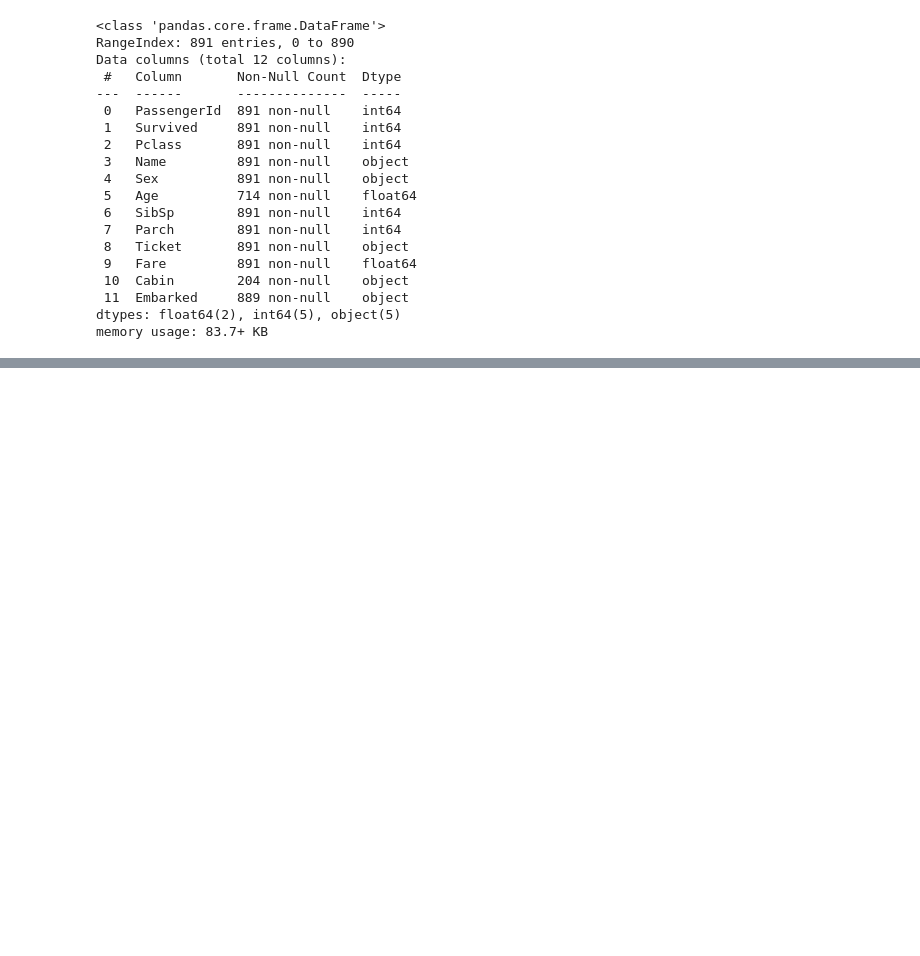
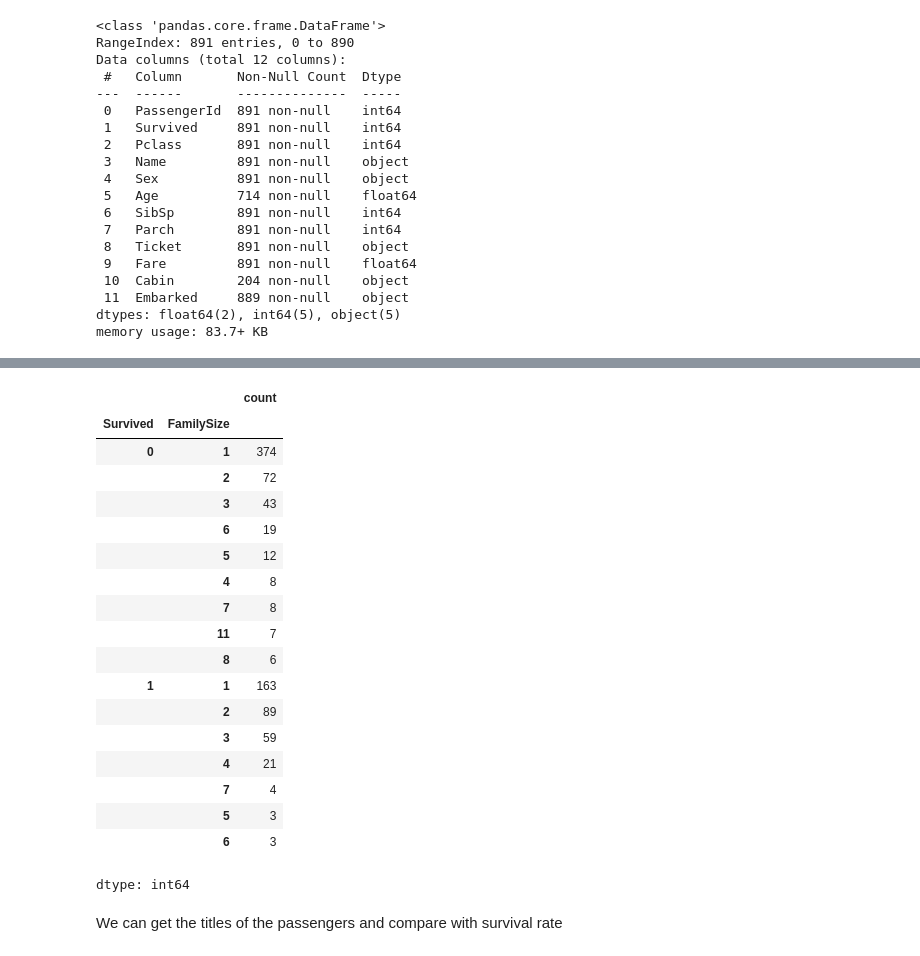
Before and after one commit to Mystique1337/Developers-Foundary-Fellowship, a Jupyter notebook: Pandas.ipynb, the cells around one changed output, grey strips where cells are left out. Saved outputs shown, nothing was run; the diff lists cells and outputs as text; code cells hidden in the pictures; blank space fills up the shorter version.

```diff
--- a/Pandas.ipynb
+++ b/Pandas.ipynb
@@ -53,0 +98,2 @@ df.describe(include='all')
+# %%
+df['Cabin'] = df['Cabin'].str[0].fillna('Unknown')
@@ -53,0 +256,24 @@ df.describe(include='all')
+# %%
+df.groupby('Survived')['FamilySize'].value_counts()
+# %% [output]
+|  |  | count |
+| Survived | FamilySize |  |
+| 0 | 1 | 374 |
+|  | 2 | 72 |
+|  | 3 | 43 |
+|  | 6 | 19 |
+|  | 5 | 12 |
+|  | 4 | 8 |
+|  | 7 | 8 |
+|  | 11 | 7 |
+|  | 8 | 6 |
+| 1 | 1 | 163 |
+|  | 2 | 89 |
+|  | 3 | 59 |
+|  | 4 | 21 |
+|  | 7 | 4 |
+|  | 5 | 3 |
+|  | 6 | 3 |
+dtype: int64
+# %% [markdown]
+We can get the titles of the passengers and compare with survival rate
```
Also changed, not shown: parts of 42 cells of this notebook.
